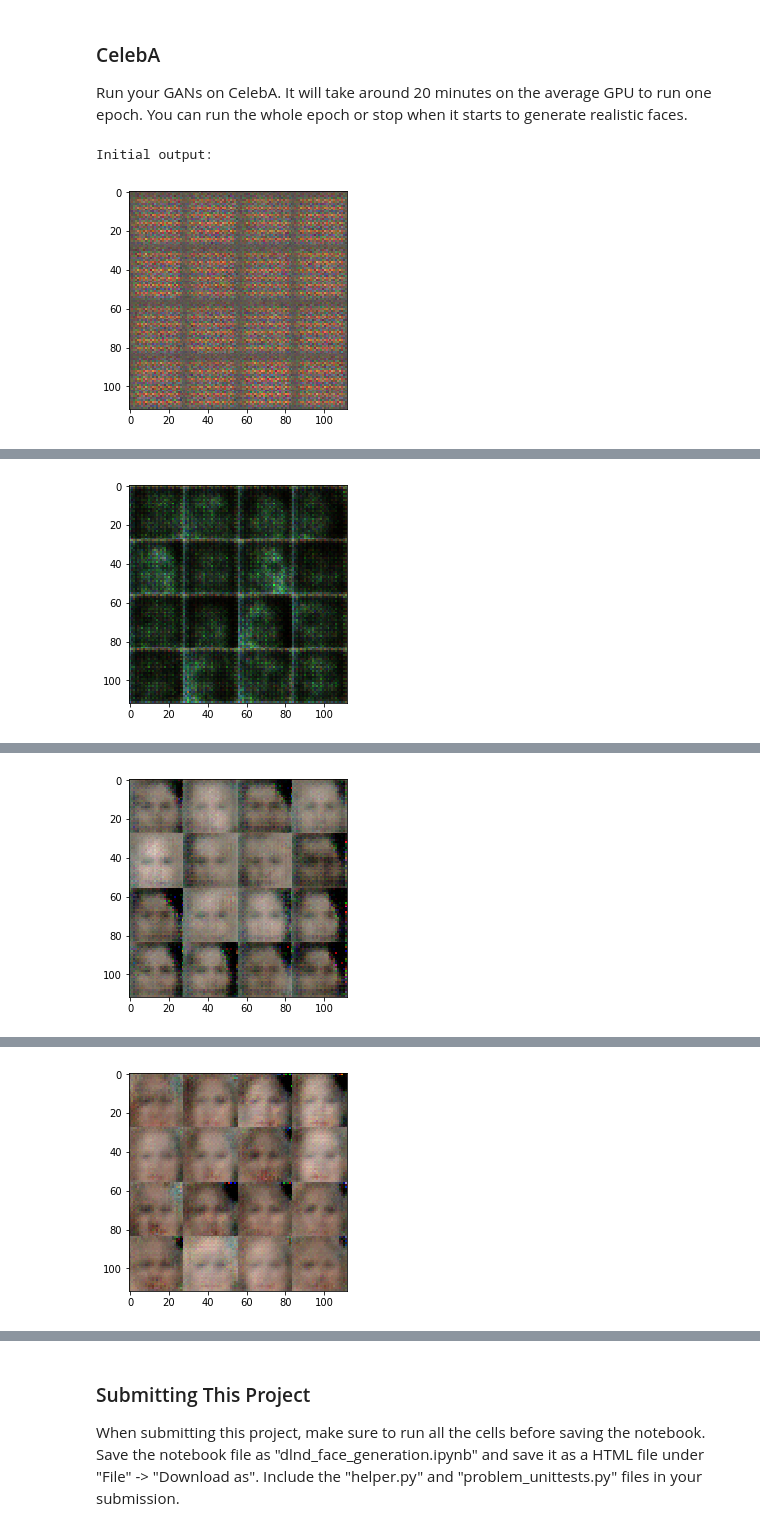
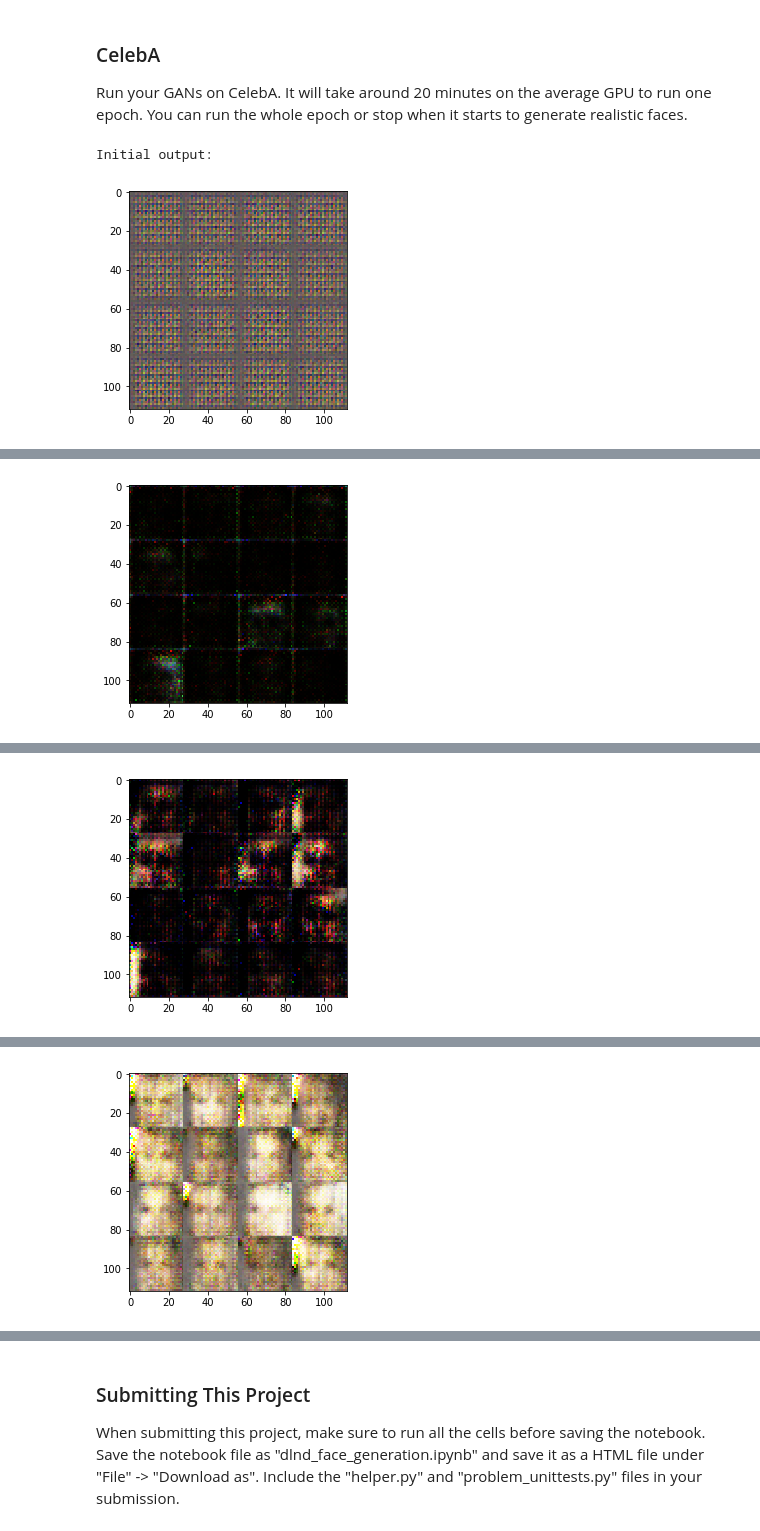
Before and after one commit to GeisaFaustino/Face-Generation, a Jupyter notebook: dlnd_face_generation.ipynb, the cells around one changed output, grey strips where cells are left out. Drawn from its saved outputs; the diff is of its cells as text; code cells hidden in the pictures.

Commit message:
Revisado
+ adiciona dropout no discriminator
+ adiciona o parâmetro chamado kernel_initializer nas camadas (layers) do tensorflow
+ altera hiperparametros

```diff
--- a/dlnd_face_generation.ipynb
+++ b/dlnd_face_generation.ipynb
@@ -193,34 +233,37 @@ def generator(z, out_channel_dim, is_train=True):
     with tf.variable_scope('generator', reuse = not is_train):
 
         # First fully connected layer
-        x1 = tf.layers.dense(z, 7 * 7 * 512)
+        x1 = tf.layers.dense( z, 7 * 7 * 512 )
 
         # Reshape it to start the convolutional stack
         x1 = tf.reshape( x1, (-1, 7, 7, 512) )
         x1 = tf.layers.batch_normalization( x1, training = is_train )
         x1 = tf.maximum( alpha * x1, x1 )
-        # 7x7x512 now
+        # 4x4x512 now
 
-        x2 = tf.layers.conv2d_transpose( x1, 256, 5, strides = 2, padding = 'same' )
+        x2 = tf.layers.conv2d_transpose( x1, filters = 256, kernel_size = 5, strides = 2, padding = 'same',
+                                         kernel_initializer = tf.contrib.layers.xavier_initializer() )
         x2 = tf.layers.batch_normalization( x2, training = is_train )
         x2 = tf.maximum( alpha * x2, x2 )
-        x2 = tf.nn.dropout(x2, keep_prob = keep_prob)
+        x2 = tf.nn.dropout( x2, keep_prob = keep_prob )
         # 14x14x256 now
 
-        x3 = tf.layers.conv2d_transpose( x2, 128, 5, strides = 2, padding = 'same' )
+        x3 = tf.layers.conv2d_transpose( x2, filters = 128,  kernel_size = 5, strides = 2, padding = 'same',
+                                         kernel_initializer = tf.contrib.layers.xavier_initializer() )
         x3 = tf.layers.batch_normalization( x3, training=is_train )
         x3 = tf.maximum( alpha * x3, x3 )
-        x3 = tf.nn.dropout(x3, keep_prob = keep_prob)
+        x3 = tf.nn.dropout( x3, keep_prob = keep_prob )
         # 28x28x128 now
 
-        x4 = tf.layers.conv2d_transpose( x2, 64, 5, strides = 1, padding = 'same' )
+        x4 = tf.layers.conv2d_transpose( x3, filters = 64, kernel_size = 5, strides = 1, padding = 'same',
+                                         kernel_initializer = tf.contrib.layers.xavier_initializer() )
         x4 = tf.layers.batch_normalization( x3, training=is_train )
         x4 = tf.maximum( alpha * x4, x4 )
-        x4 = tf.nn.dropout(x4, keep_prob = keep_prob)
+        x4 = tf.nn.dropout( x4, keep_prob = keep_prob )
         # 28x28x64 now
 
         # Output layer
-        logits = tf.layers.conv2d_transpose (x3, out_channel_dim, 3, strides=1, padding='same' )
+        logits = tf.layers.conv2d_transpose( x4, out_channel_dim, 3, strides=1, padding='same' )
         # 28x28x5 now
 
         out = tf.tanh(logits)
@@ -248,6 +291,7 @@ def model_loss(input_real, input_z, out_channel_dim):
     :param out_channel_dim: The number of channels in the output image
     :return: A tuple of (discriminator loss, generator loss)
     """
+    smooth = 0.1
 
     # generator model
     g_model = generator( input_z, out_channel_dim )
@@ -258,14 +302,14 @@ def model_loss(input_real, input_z, out_channel_dim):
 
     # generator loss
     g_loss = tf.reduce_mean( tf.nn.sigmoid_cross_entropy_with_logits( logits = d_logits_fake,
-                                                                      labels = tf.ones_like(d_model_fake) ) )
+                                                                      labels = tf.ones_like(d_model_fake)*(1 -smooth) ) )
     # discriminator loss
     # Using smoother label technique to improve performance.
     d_loss_real = tf.reduce_mean( tf.nn.sigmoid_cross_entropy_with_logits( logits = d_logits_real,
-                                                                           labels = tf.ones_like(d_model_real)*0.9 ) )
+                                                                           labels = tf.ones_like(d_model_real)*(1 -smooth) ) )
 
     d_loss_fake = tf.reduce_mean( tf.nn.sigmoid_cross_entropy_with_logits( logits = d_logits_fake,
-                                                                           labels=tf.zeros_like(d_model_fake) ) )
+                                                                           labels = tf.zeros_like(d_model_fake)*(1 -smooth) ) )
     d_loss = d_loss_real + d_loss_fake
 
     return d_loss, g_loss
@@ -502,9 +546,9 @@ Epoch 2/2... Generator Loss: 4.7513 Discriminator Loss: 0.3481...
 Run your GANs on CelebA.  It will take around 20 minutes on the average GPU to run one epoch.  You can run the whole epoch or stop when it starts to generate realistic faces.
 # %%
 batch_size = 64
-z_dim = 100
-learning_rate = 0.0004
-beta1 = 0.5
+z_dim = 128
+learning_rate = 0.0005
+beta1 = 0.1
 
 
 """
@@ -518,4 +562,4 @@ with tf.Graph().as_default():
           celeba_dataset.shape, celeba_dataset.image_mode)
 # %% [output]
 Initial output:
-[figure, old version]
+[figure, new version]
@@ -532 +576 @@ Epoch 1/1... Generator Loss: 3.2242 Discriminator Loss: 0.4460...
-[figure, old version]
+[figure, new version]
@@ -543 +587 @@ Epoch 1/1... Generator Loss: 3.2099 Discriminator Loss: 0.4501...
-[figure, old version]
+[figure, new version]
@@ -554 +598 @@ Epoch 1/1... Generator Loss: 3.2443 Discriminator Loss: 0.4075...
-[figure, old version]
+[figure, new version]
```
Also changed, not shown: parts of 3 cells of this notebook, 1 other file.
